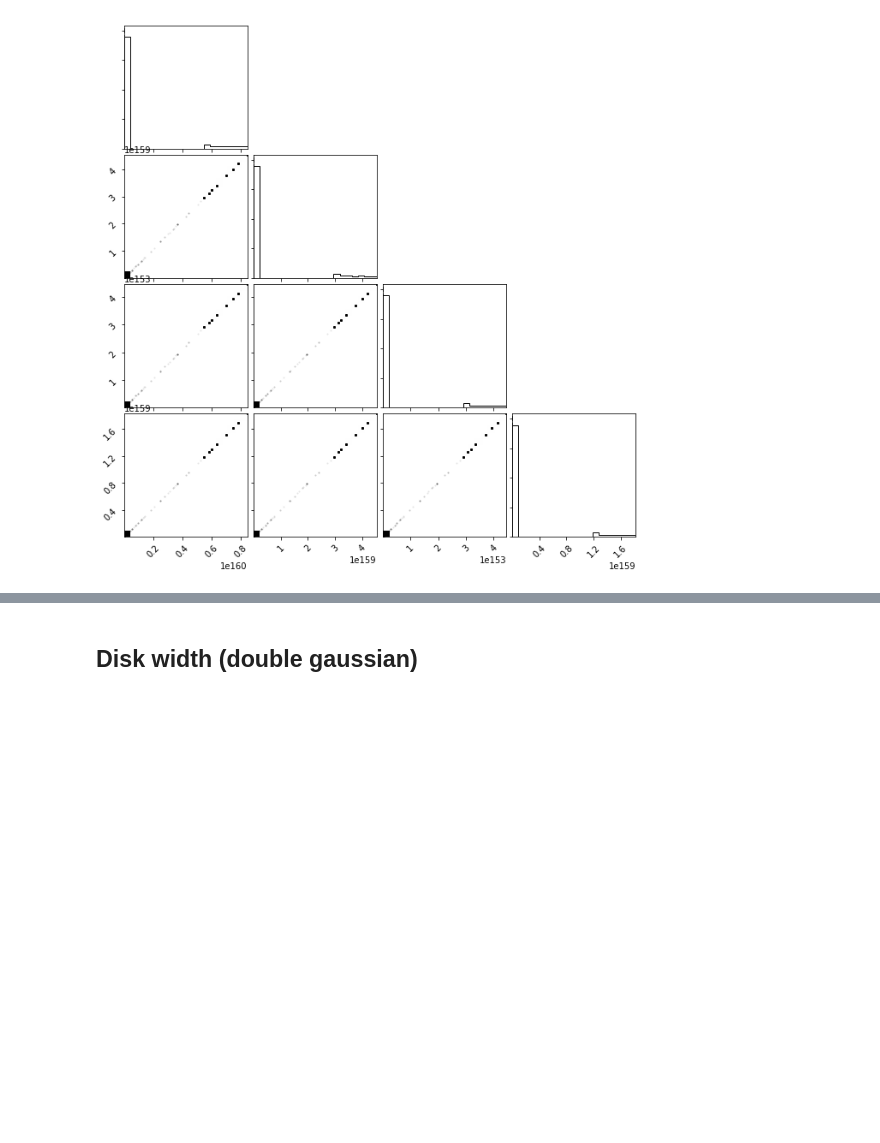
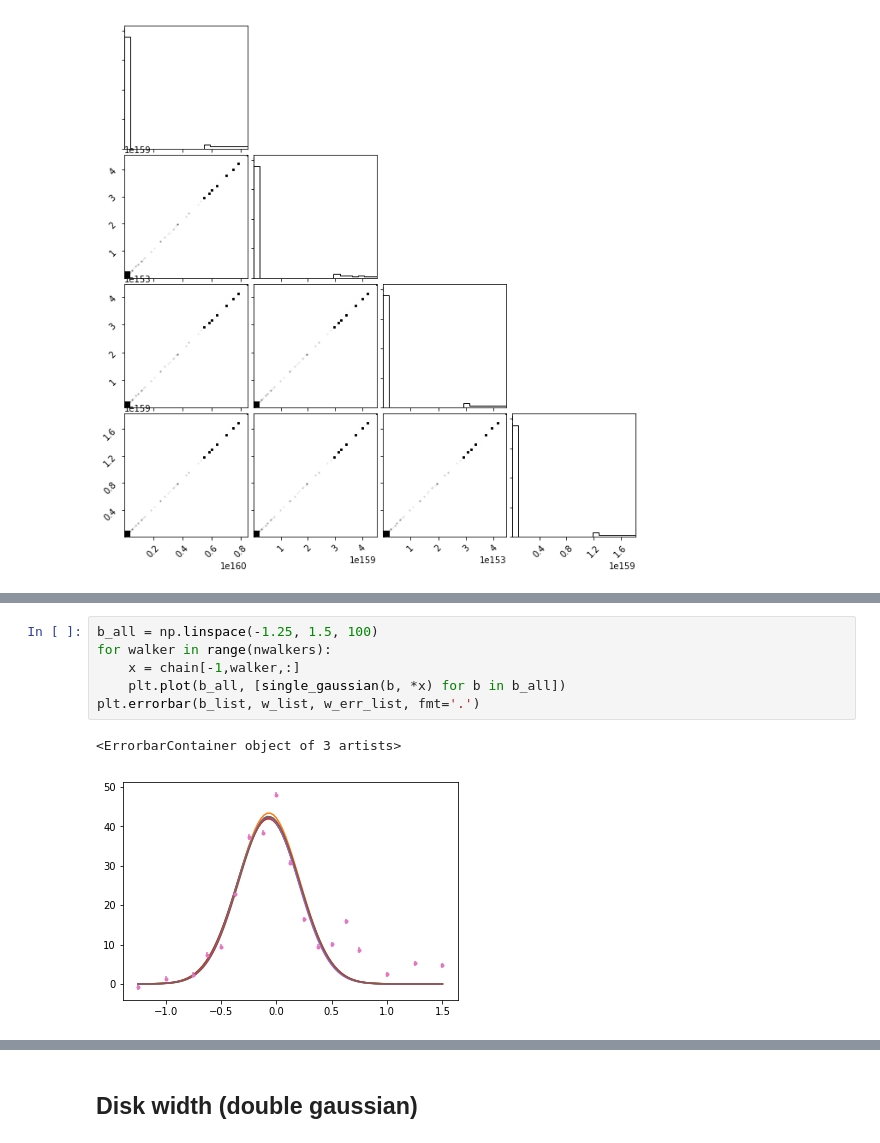
Before and after one commit to arthur-tsang/CO-project, a Jupyter notebook: mcmc.ipynb, the cells around one changed output, grey strips where cells are left out. Cells and saved outputs as stored; diff of their text form; blank space fills up the shorter version.

```diff
--- a/mcmc.ipynb
+++ b/mcmc.ipynb
@@ -104,0 +146,9 @@ WARNING:root:Too few points to create valid contours
+# %%
+b_all = np.linspace(-1.25, 1.5, 100)
+for walker in range(nwalkers):
+    x = chain[-1,walker,:]
+    plt.plot(b_all, [single_gaussian(b, *x) for b in b_all])
+plt.errorbar(b_list, w_list, w_err_list, fmt='.')
+# %% [output]
+<ErrorbarContainer object of 3 artists>
+[figure, added]
```
Also changed, not shown: parts of 12 cells of this notebook, 2 other files.
